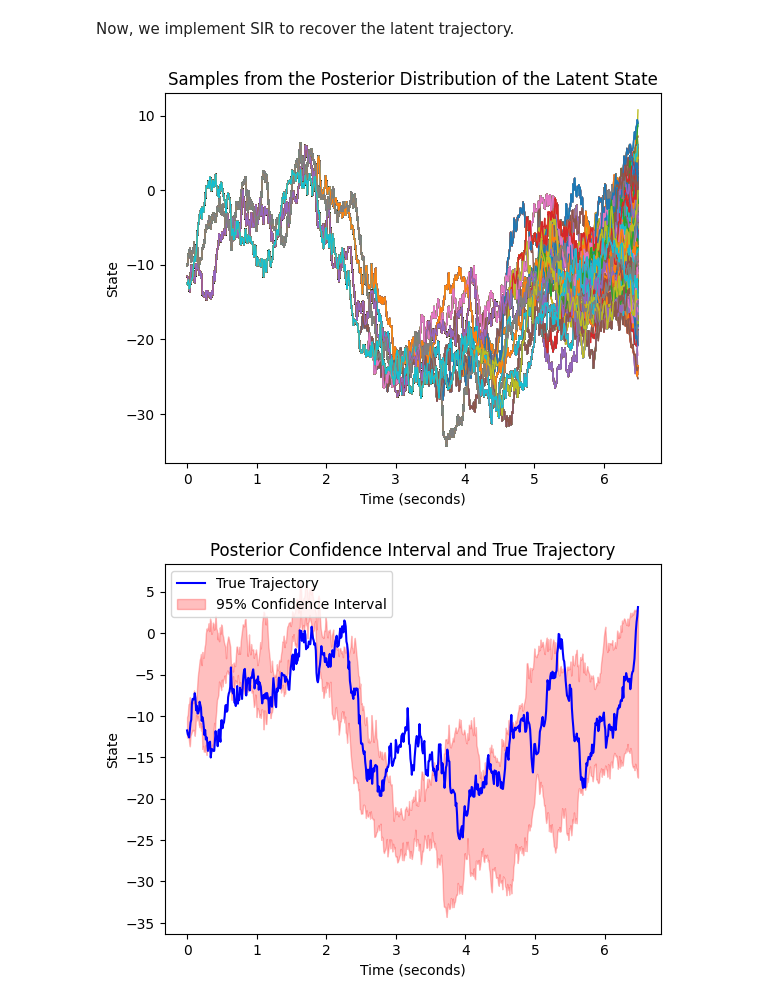
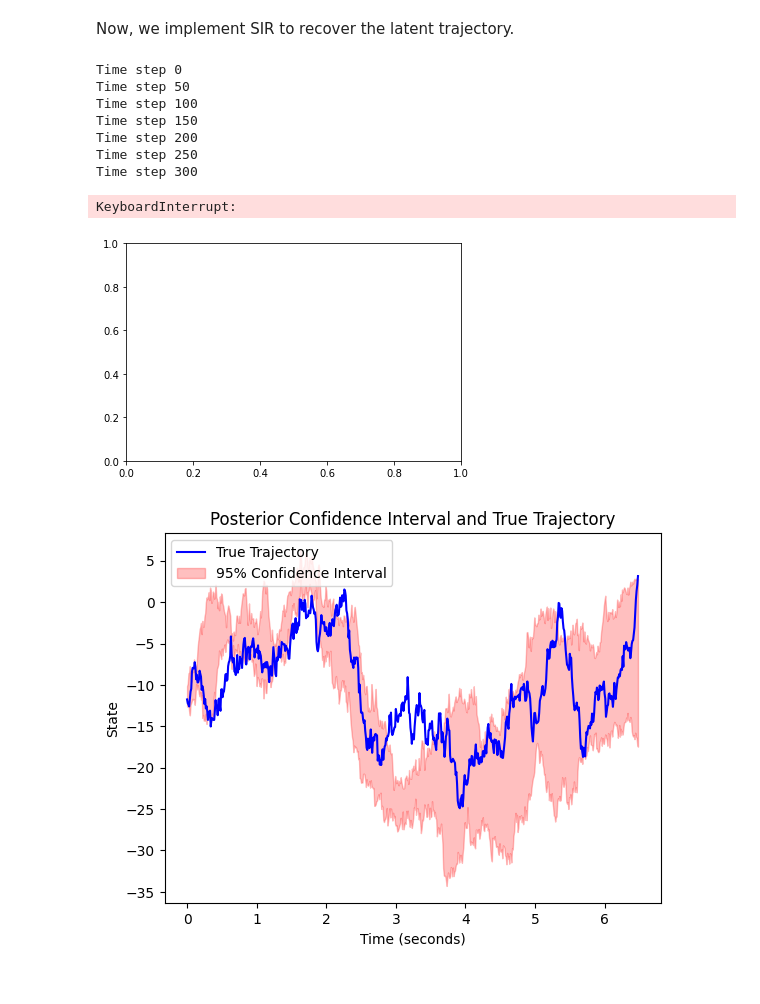
Before and after one commit to kbb9796/statistical-work, a Jupyter notebook: sequential_importance_resampling/sequential_importance_resampling.ipynb, the cells around one changed output. Saved outputs shown, nothing was run; the diff lists cells and outputs as text; code cells hidden in the pictures.

```diff
--- a/sequential_importance_resampling/sequential_importance_resampling.ipynb
+++ b/sequential_importance_resampling/sequential_importance_resampling.ipynb
@@ -81,6 +81,7 @@ def seq_importance_resampling(params, num_particles, num_time_steps, spike_count
     particles = np.zeros([num_particles, num_time_steps])
     temp_weights = np.zeros([num_particles])
     weights_hist = {}
+    particle_history = {}
 
     C = params['C']
     baseline = params['baseline']
@@ -112,8 +113,9 @@ def seq_importance_resampling(params, num_particles, num_time_steps, spike_count
 
         resampled_indices = np.random.choice(num_particles, num_particles, p = norm_weights)
         particles[:, 0 : ii_time_step + 1] = particles[resampled_indices, 0 : ii_time_step + 1]
+        particle_history[str(ii_time_step + 1)] = particles[:, 0 : ii_time_step + 1]
 
-    return particles
+    return particles, particle_history
 # %% [markdown]
 We generate the latent process and observed data below.
 # %%
@@ -157,18 +159,54 @@ Now, we implement SIR to recover the latent trajectory.
 params = {'beta' : beta, 'var' : var, 'intercept' : intercept, 'C' : C, 'baseline' : baseline, 'threshold' : threshold}
 num_particles = 2000
 num_time_steps = len(state_trajectory)
-particles = seq_importance_resampling(params, num_particles, num_time_steps, spike_counts)
+particles, particle_history = seq_importance_resampling(params, num_particles, num_time_steps, spike_counts)
+# %% [output]
+Time step 0
+Time step 50
+Time step 100
+Time step 150
+Time step 200
+Time step 250
+Time step 300
-# %%
-## Plot the particle trajectories
-
-np.shape(particles)
-plt.plot(bin_size * np.linspace(0, np.shape(particles)[1], np.shape(particles)[1]), np.transpose(particles), linewidth = 1)
-plt.title('Samples from the Posterior Distribution of the Latent State')
-plt.xlabel('Time (seconds)')
-plt.ylabel('State')
-plt.show()
-# %% [output]
-[figure, removed]
+# %%
+import imageio
+
+num_images = 200
+image_nums = [int(temp_image) for temp_image in np.linspace(1, num_time_steps - 2, num_images)]
+
+for ii_index, ii_image in enumerate(image_nums):
+
+    temp_particles = np.transpose(particle_history[str(ii_image)])
+    temp_time = bin_size * np.linspace(0, np.shape(temp_particles)[0], np.shape(temp_particles)[0])
+    plt.plot(temp_time, temp_particles, color = 'red')
+    plt.xlim(0, bin_size * num_time_steps)
+    plt.ylim(np.max(particles) - 2, np.min(particles) + 2)
+    plt.title('Samples From Posterior of Latents')
+    plt.savefig(f'latents_over_time/temp_fig{ii_index:.0f}.png')
+    plt.close()
+
+images = []
+filenames = [f'latents_over_time/temp_fig{ii_image:.0f}.png' for ii_image in range(num_images)]
+
+for filename in filenames:
+
+    images.append(imageio.imread(filename))
+
+print('Writing gif')
+imageio.mimsave('particle_filter.gif', images)
+
+## Plot the particle trajectories
+
+# np.shape(particles)
+# plt.plot(bin_size * np.linspace(0, np.shape(particles)[1], np.shape(particles)[1]), np.transpose(particles), linewidth = 1, color = 'red', label = 'Posterior')
+# plt.plot(time, state_trajectory, color = 'blue', label = 'Real')
+# plt.title('Samples from Posterior Distribution of Latent Trajectory')
+# plt.xlabel('Time (seconds)')
+# plt.ylabel('State')
+# plt.show()
+# %% [output]
+KeyboardInterrupt:
+[figure, added]
 # %%
 ## Plot the quantiles of the distribution to show confidence interval
 
```
Also changed, not shown: parts of 3 cells of this notebook, 2 other files.
